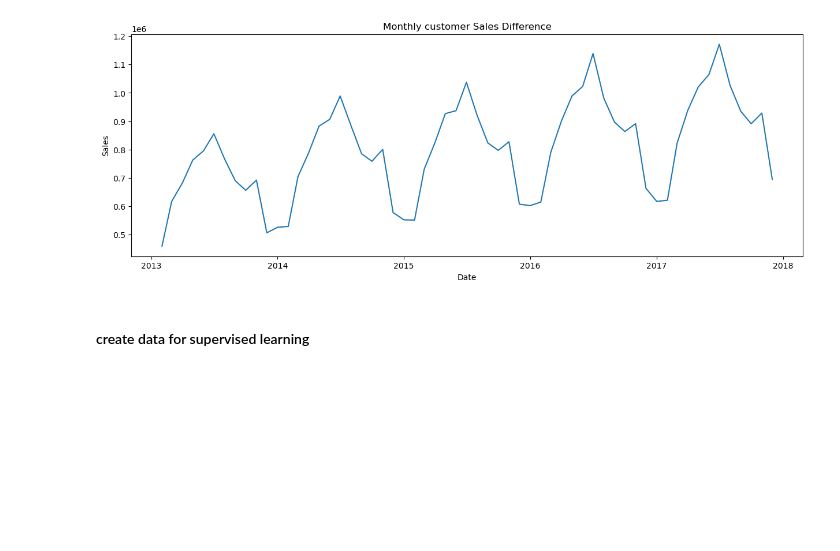
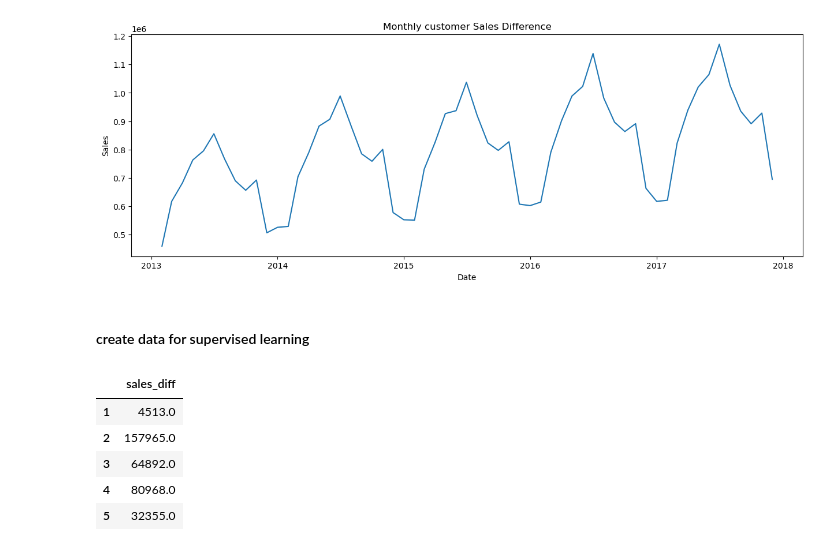
Before and after one commit to Eric-MK/sales_prediction, a Jupyter notebook: sales_prediction.ipynb, the cells around one changed output. Drawn from its saved outputs; the diff is of its cells as text; code cells hidden in the pictures; blank space fills up the shorter version.

```diff
--- a/sales_prediction.ipynb
+++ b/sales_prediction.ipynb
@@ -190,3 +188,12 @@ plt.show()
 #### create data for supervised learning
 # %%
 supervised_data = monthly_sales.drop(['date','sales'], axis=1)
+
+supervised_data.head()
+# %% [output]
+|  | sales_diff |
+| 1 | 4513.0 |
+| 2 | 157965.0 |
+| 3 | 64892.0 |
+| 4 | 80968.0 |
+| 5 | 32355.0 |
```
Also changed, not shown: parts of 3 cells of this notebook.
